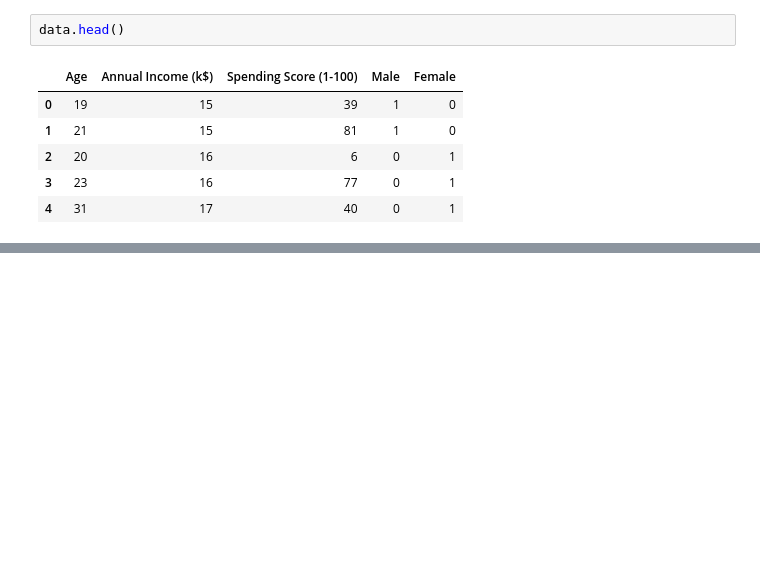
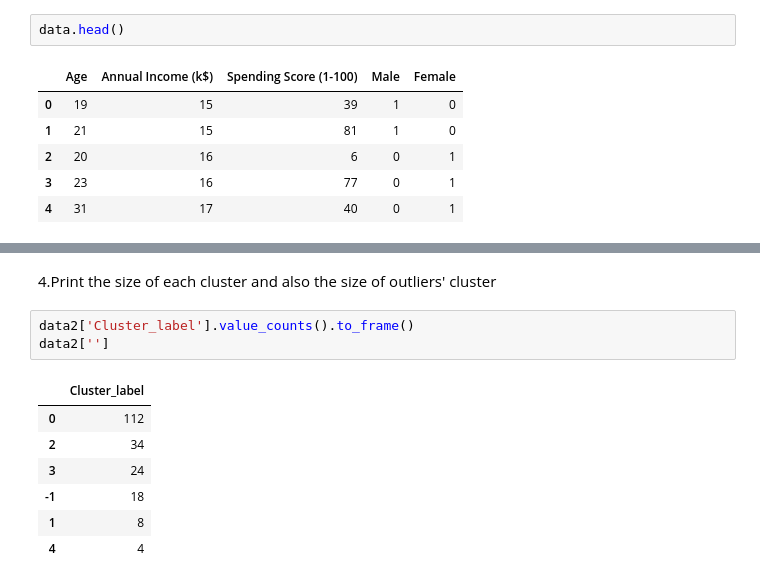
Before and after one commit to Shivam-Shane/Learnerhub, a Jupyter notebook: IPYTHON/Assignment 5.question 3.ipynb, the cells around one changed output, grey strips where cells are left out. Cells and saved outputs as stored; diff of their text form; blank space fills up the shorter version.

```diff
--- a/IPYTHON/Assignment 5.question 3.ipynb
+++ b/IPYTHON/Assignment 5.question 3.ipynb
@@ -154,0 +169,13 @@ DBSCAN(eps=0.4, min_samples=20)
+# %% [markdown]
+4.Print the size of each cluster and also the size of outliers' cluster
+# %%
+data2['Cluster_label'].value_counts().to_frame()
+data2['']
+# %% [output]
+|  | Cluster_label |
+| 0 | 112 |
+| 2 | 34 |
+| 3 | 24 |
+| -1 | 18 |
+| 1 | 8 |
+| 4 | 4 |
```
Also changed, not shown: parts of 10 cells of this notebook.
